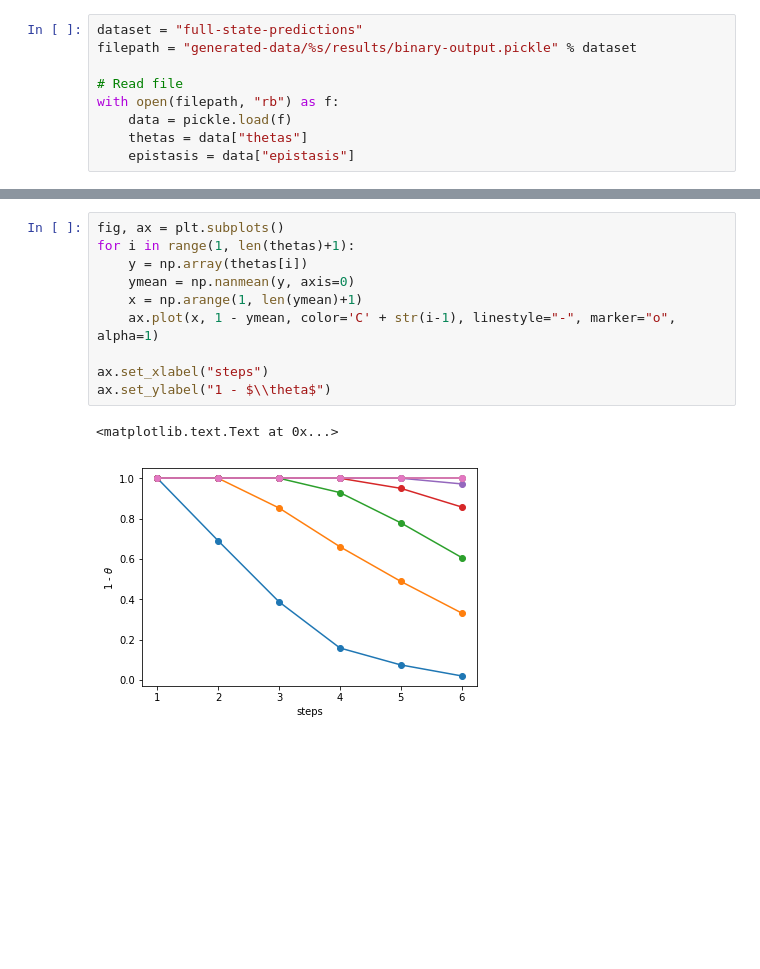
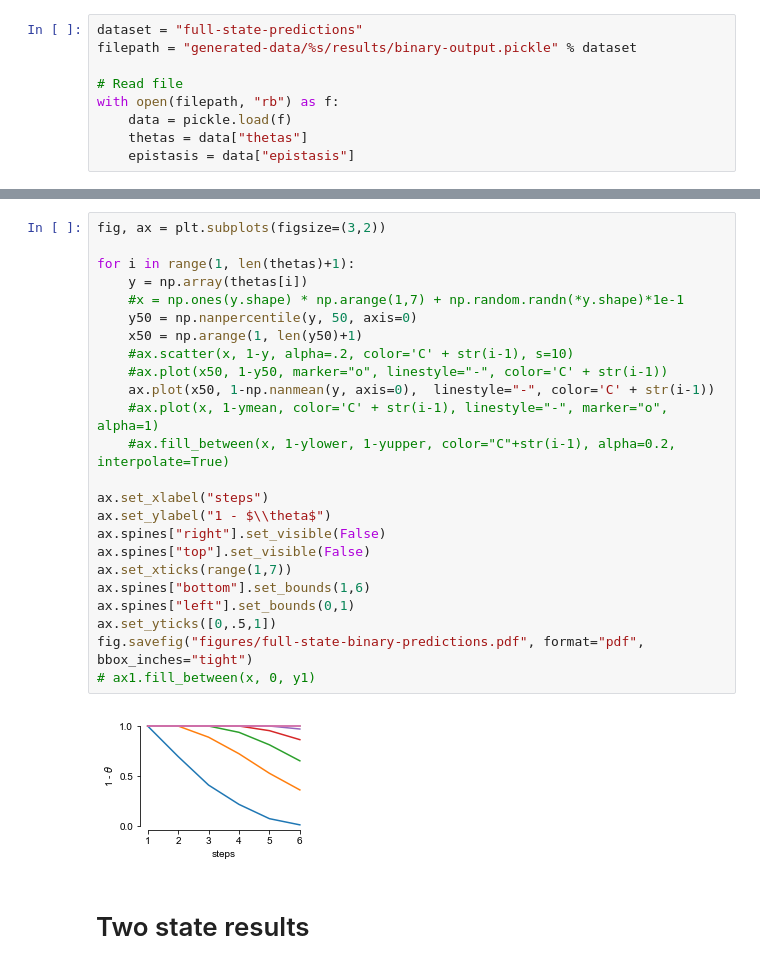
Before and after one commit to harmslab/notebooks-epistasis-ensembles, a Jupyter notebook: figure-02.ipynb, the cells around one changed output, grey strips where cells are left out. Cells and saved outputs as stored; diff of their text form; blank space fills up the shorter version.

```diff
--- a/figure-02.ipynb
+++ b/figure-02.ipynb
@@ -33,13 +45,28 @@ ax.set_ylabel("magnitude")
-# %%
-fig, ax = plt.subplots()
-for i in range(1, len(thetas)+1):
-    y = np.array(thetas[i])
-    ymean = np.nanmean(y, axis=0)
-    x = np.arange(1, len(ymean)+1)
-    ax.plot(x, 1 - ymean, color='C' + str(i-1), linestyle="-", marker="o", alpha=1)
-
-ax.set_xlabel("steps")
-ax.set_ylabel("1 - $\\theta$")
-# %% [output]
-<matplotlib.text.Text at 0x...>
-[figure, removed]
+# %%
+fig, ax = plt.subplots(figsize=(3,2))
+
+for i in range(1, len(thetas)+1):
+    y = np.array(thetas[i])
+    #x = np.ones(y.shape) * np.arange(1,7) + np.random.randn(*y.shape)*1e-1
+    y50 = np.nanpercentile(y, 50, axis=0)
+    x50 = np.arange(1, len(y50)+1)
+    #ax.scatter(x, 1-y, alpha=.2, color='C' + str(i-1), s=10)
+    #ax.plot(x50, 1-y50, marker="o", linestyle="-", color='C' + str(i-1))
+    ax.plot(x50, 1-np.nanmean(y, axis=0),  linestyle="-", color='C' + str(i-1))
+    #ax.plot(x, 1-ymean, color='C' + str(i-1), linestyle="-", marker="o", alpha=1)
+    #ax.fill_between(x, 1-ylower, 1-yupper, color="C"+str(i-1), alpha=0.2, interpolate=True)
+
+ax.set_xlabel("steps")
+ax.set_ylabel("1 - $\\theta$")
+ax.spines["right"].set_visible(False)
+ax.spines["top"].set_visible(False)
+ax.set_xticks(range(1,7))
+ax.spines["bottom"].set_bounds(1,6)
+ax.spines["left"].set_bounds(0,1)
+ax.set_yticks([0,.5,1])
+fig.savefig("figures/full-state-binary-predictions.pdf", format="pdf", bbox_inches="tight")
+# ax1.fill_between(x, 0, y1)
+# %% [output]
+[figure, added]
+# %% [markdown]
+# Two state results
```
Also changed, not shown: parts of 6 cells of this notebook, 13 other files.
